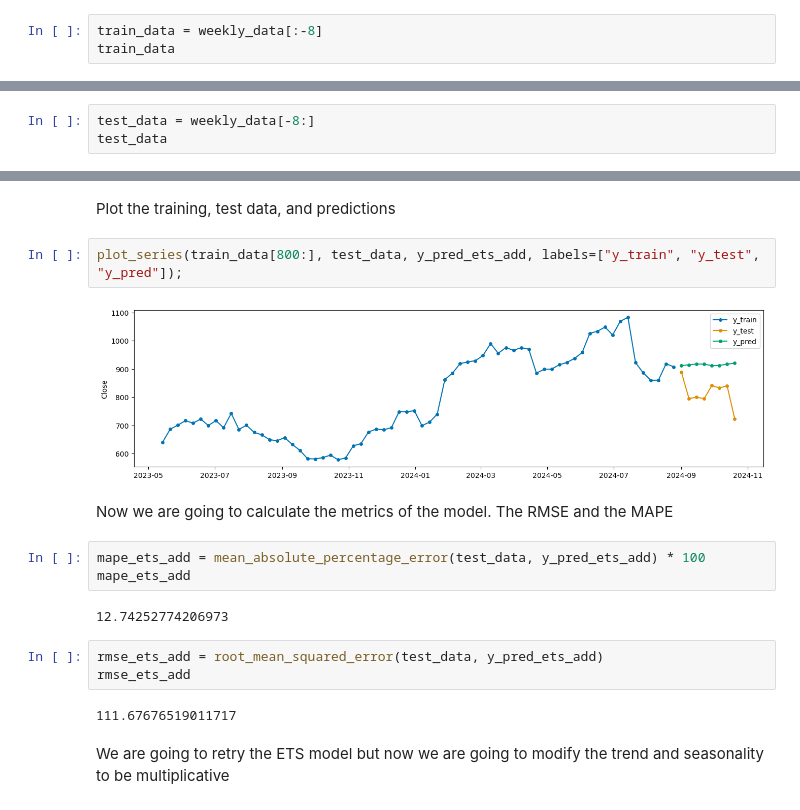
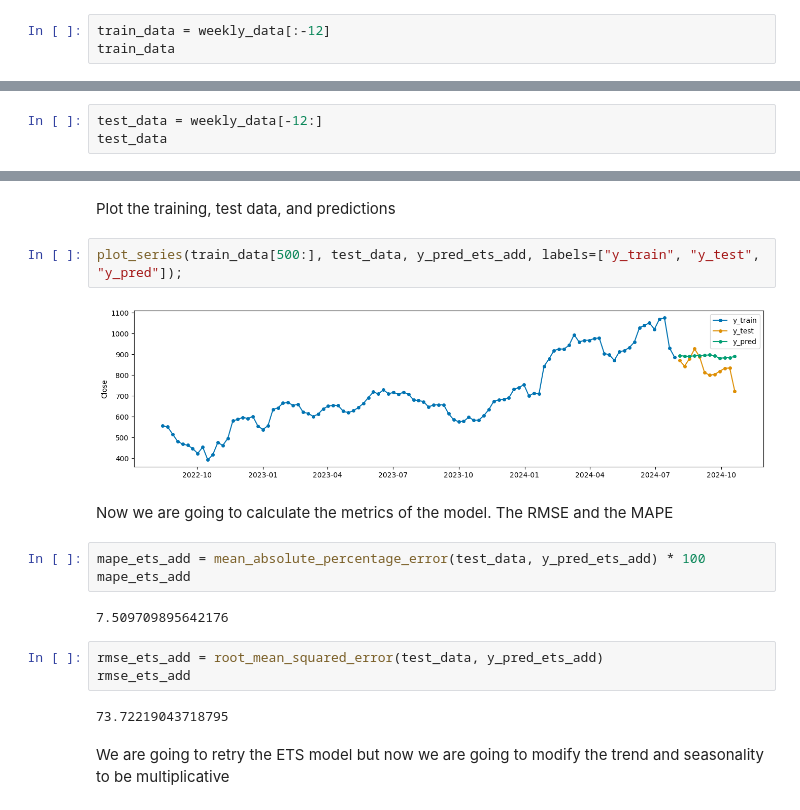
Before and after one commit to mbarriola96/stock_prices_forecasting, a Jupyter notebook: 02_forecasting.ipynb, the cells around one changed output, grey strips where cells are left out. Saved outputs shown, nothing was run; the diff lists cells and outputs as text.

```diff
--- a/02_forecasting.ipynb
+++ b/02_forecasting.ipynb
@@ -47,7 +74,7 @@ weekly_data.head()
 # %% [markdown]
 ### 2.4.1 Train test split
 # %%
-train_data = weekly_data[:-8]
+train_data = weekly_data[:-12]
 train_data
 # %% [output]
 |  | Close |
@@ -67,5 +94,5 @@ train_data
 # %%
-test_data = weekly_data[-8:]
+test_data = weekly_data[-12:]
 test_data
 # %% [output]
 |  | Close |
@@ -132,21 +163,21 @@ y_pred_ets_add = fitted_model_add.forecast(len(test_data))
 # %% [markdown]
 Plot the training, test data, and predictions
 # %%
-plot_series(train_data[800:], test_data, y_pred_ets_add, labels=["y_train", "y_test", "y_pred"]);
+plot_series(train_data[500:], test_data, y_pred_ets_add, labels=["y_train", "y_test", "y_pred"]);
 # %% [output]
-[figure, old version]
+[figure, new version]
 # %% [markdown]
 Now we are going to calculate the metrics of the model. The RMSE and the MAPE
 # %%
 mape_ets_add = mean_absolute_percentage_error(test_data, y_pred_ets_add) * 100
 mape_ets_add
 # %% [output]
-12.74252774206973
+7.509709895642176
 # %%
 rmse_ets_add = root_mean_squared_error(test_data, y_pred_ets_add)
 rmse_ets_add
 # %% [output]
-111.67676519011717
+73.72219043718795
 # %% [markdown]
 We are going to retry the ETS model but now we are going to modify the trend and seasonality to be multiplicative
 # %%
```
Also changed, not shown: parts of 42 cells of this notebook, 2 other files.
